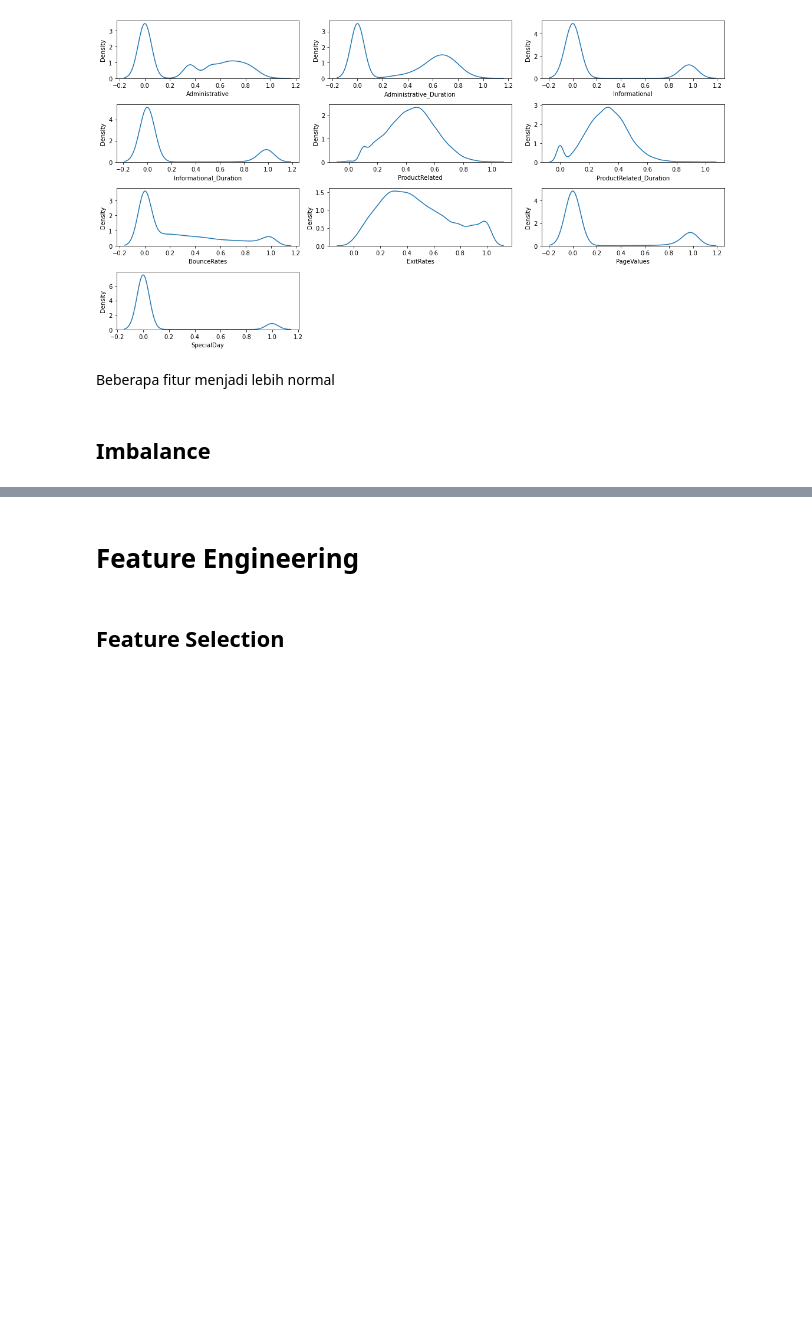
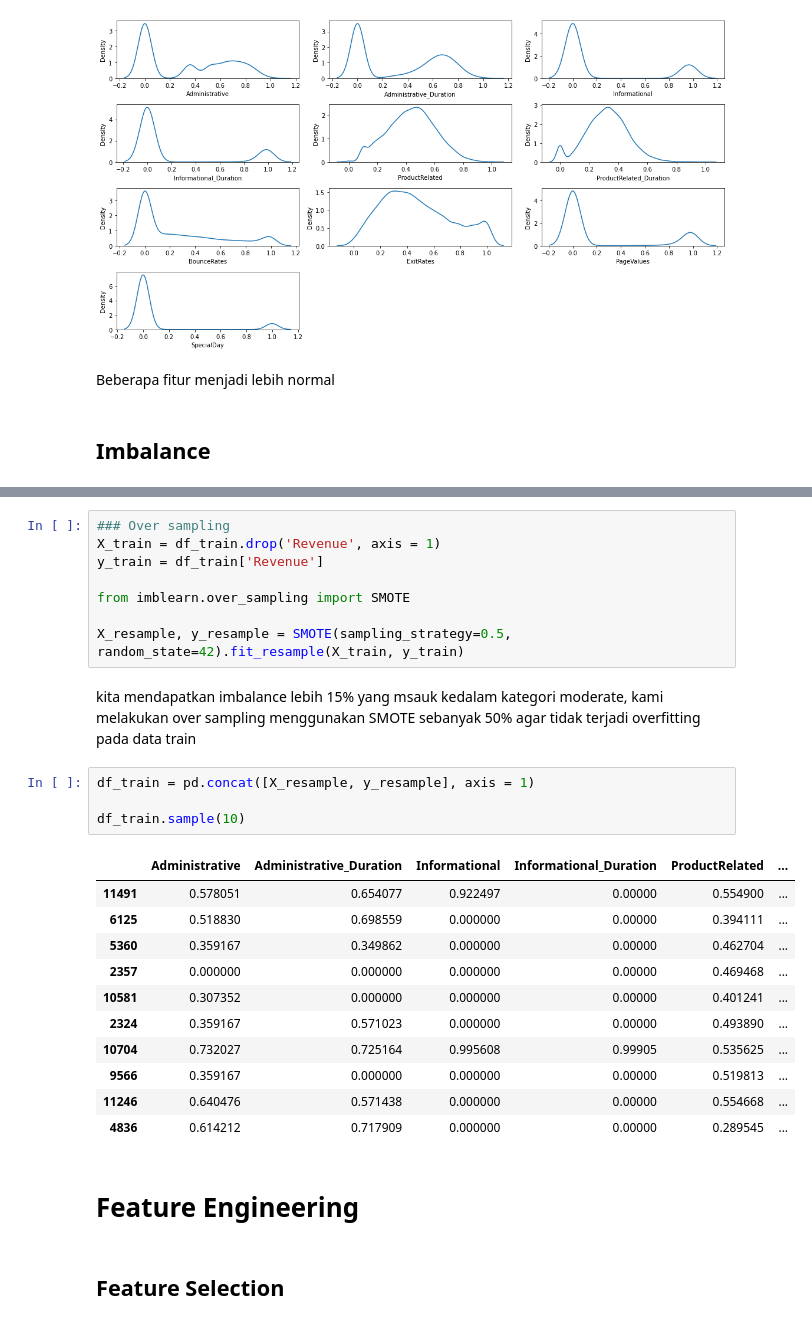
Before and after one commit to aryasa22/online-shoppers-intention, a Jupyter notebook: notebook/preprocessing.ipynb, the cells around one changed output, grey strips where cells are left out. Drawn from its saved outputs; the diff is of its cells as text; blank space fills up the shorter version.

Commit message:
Imbalance Class

```diff
--- a/notebook/preprocessing.ipynb
+++ b/notebook/preprocessing.ipynb
@@ -180,3 +187,29 @@ Beberapa fitur menjadi lebih normal
+# %%
+### Over sampling
+X_train = df_train.drop('Revenue', axis = 1)
+y_train = df_train['Revenue']
+
+from imblearn.over_sampling import SMOTE
+
+X_resample, y_resample = SMOTE(sampling_strategy=0.5, random_state=42).fit_resample(X_train, y_train)
+# %% [markdown]
+kita mendapatkan imbalance lebih 15% yang msauk kedalam kategori moderate, kami melakukan over sampling menggunakan SMOTE sebanyak 50% agar tidak terjadi overfitting pada data train
+# %%
+df_train = pd.concat([X_resample, y_resample], axis = 1)
+
+df_train.sample(10)
+# %% [output]
+|  | Administrative | Administrative_Duration | Informational | Informational_Duration | ProductRelated | ... |
+| 11491 | 0.578051 | 0.654077 | 0.922497 | 0.00000 | 0.554900 | ... |
+| 6125 | 0.518830 | 0.698559 | 0.000000 | 0.00000 | 0.394111 | ... |
+| 5360 | 0.359167 | 0.349862 | 0.000000 | 0.00000 | 0.462704 | ... |
+| 2357 | 0.000000 | 0.000000 | 0.000000 | 0.00000 | 0.469468 | ... |
+| 10581 | 0.307352 | 0.000000 | 0.000000 | 0.00000 | 0.401241 | ... |
+| 2324 | 0.359167 | 0.571023 | 0.000000 | 0.00000 | 0.493890 | ... |
+| 10704 | 0.732027 | 0.725164 | 0.995608 | 0.99905 | 0.535625 | ... |
+| 9566 | 0.359167 | 0.000000 | 0.000000 | 0.00000 | 0.519813 | ... |
+| 11246 | 0.640476 | 0.571438 | 0.000000 | 0.00000 | 0.554668 | ... |
+| 4836 | 0.614212 | 0.717909 | 0.000000 | 0.00000 | 0.289545 | ... |
 # %% [markdown]
 # Feature Engineering
 # %% [markdown]
```
Also changed, not shown: parts of 2 cells of this notebook.
